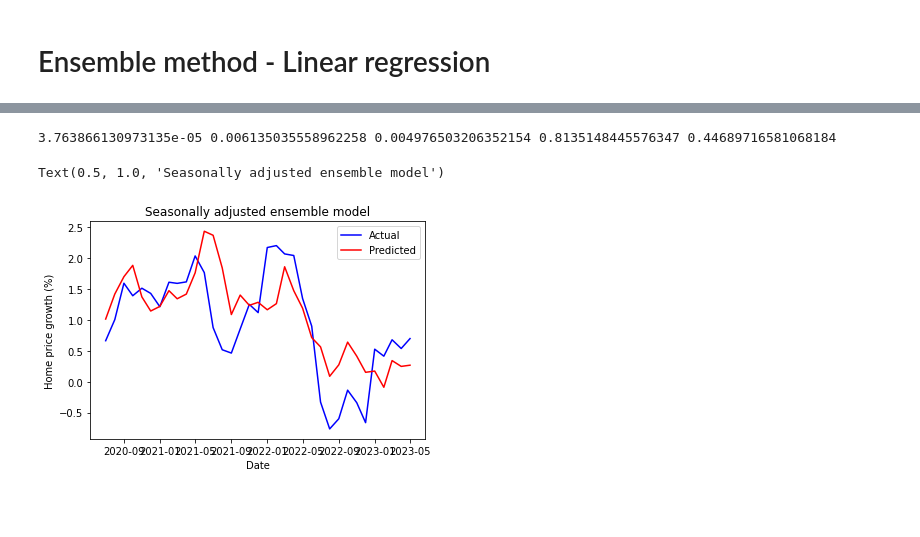
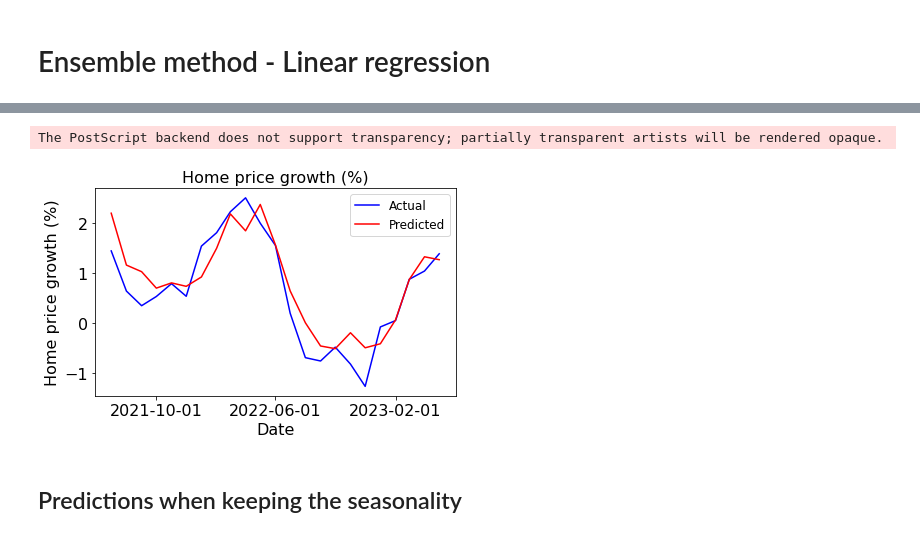
Before and after one commit to ArianeDucellier/forecasting, a Jupyter notebook: ensemble_LR.ipynb, the cells around one changed output, grey strips where cells are left out. Saved outputs shown, nothing was run; the diff lists cells and outputs as text; code cells hidden in the pictures; blank space fills up the shorter version.

```diff
--- a/ensemble_LR.ipynb
+++ b/ensemble_LR.ipynb
@@ -15,3 +15,8 @@ from sklearn.metrics import mean_squared_error, mean_absolute_error, \
     mean_absolute_percentage_error, r2_score
 # %%
 from ensemble_LR import backtest
+# %%
+ds_begin = datetime(2021, 7, 1)
+ds_end = datetime(2023, 5, 1)
+dates = pd.date_range(ds_begin, ds_end + relativedelta(months=1), freq='1M') - \
+pd.offsets.MonthBegin(1)
@@ -27,30 +57,33 @@ features_sa = [('sales_raw', 1),
                ('pct_listings_price_cut_raw', 1),
                ('pct_sold_above_list_price_raw', 2),
                ('pct_sold_below_list_price_raw', 2)]
-# %%
-ds_begin = datetime(2020, 7, 1)
-ds_end = datetime(2023, 5, 1)
-dates = pd.date_range(ds_begin, ds_end + relativedelta(months=1), freq='1M') - \
-pd.offsets.MonthBegin(1)
 # %%
-(y, y_hat) = backtest(features_sa, 20, 0.8, ds_begin, ds_end, True)
+(y, y_hat) = backtest(features_sa, 20, 0.9, ds_begin, ds_end, 36, True)
 # %%
 MSE = mean_squared_error(y, y_hat)
 RMSE = sqrt(mean_squared_error(y, y_hat))
 MAE = mean_absolute_error(y, y_hat)
 MAPE = mean_absolute_percentage_error(y, y_hat)
 R2 = r2_score(y, y_hat)
-# %%
-print(MSE, RMSE, MAE, MAPE, R2)
-# %% [output]
-3.763866130973135e-05 0.006135035558962258 0.004976503206352154 0.8135148445576347 0.44689716581068184
 # %%
+fig, ax = plt.subplots()
+
 plt.plot(dates, 100 * y, 'b-', label='Actual')
 plt.plot(dates, 100 * y_hat, 'r-', label='Predicted')
-plt.xlabel('Date')
-plt.ylabel('Home price growth (%)')
-plt.legend()
-plt.title('Seasonally adjusted ensemble model')
+
+plt.xlabel('Date', fontsize=16)
+plt.ylabel('Home price growth (%)', fontsize=16)
+ax.tick_params(axis='x', labelsize=16)
+ax.tick_params(axis='y', labelsize=16)
+ax.xaxis.set_ticks([datetime(2021, 10, 1), datetime(2022, 6, 1), datetime(2023, 2, 1)])
+plt.legend(fontsize=12)
+plt.title('Home price growth (%)', fontsize=16)
+
+plt.tight_layout()
+plt.savefig('figures/ensemble_LR.eps', format='eps')
+plt.show()
 # %% [output]
-Text(0.5, 1.0, 'Seasonally adjusted ensemble model')
+The PostScript backend does not support transparency; partially transparent artists will be rendered opaque.
-[figure, old version]
+[figure, new version]
+# %% [markdown]
+## Predictions when keeping the seasonality
```
Also changed, not shown: parts of 10 cells of this notebook, 5 other files.
